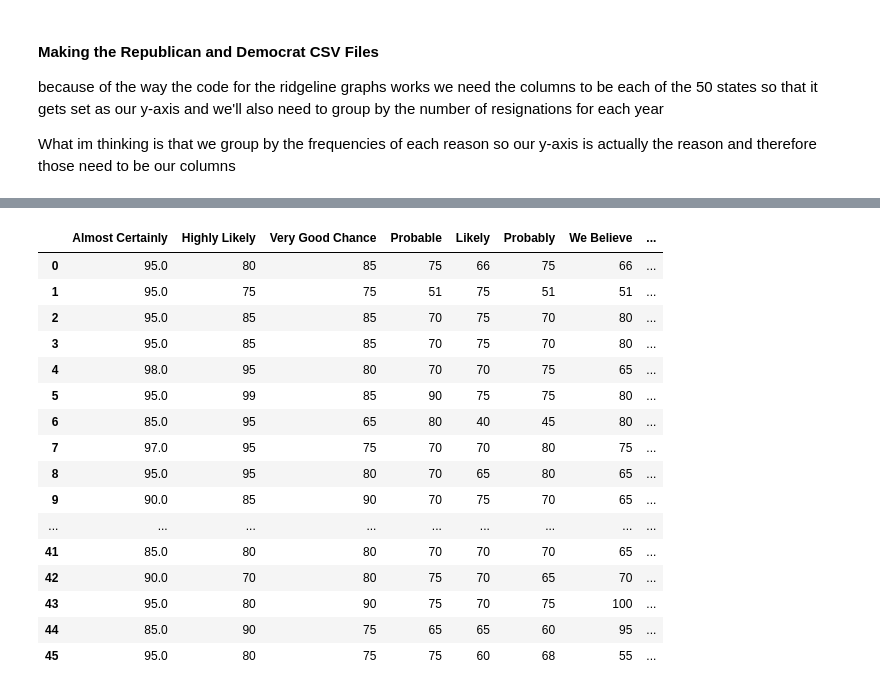
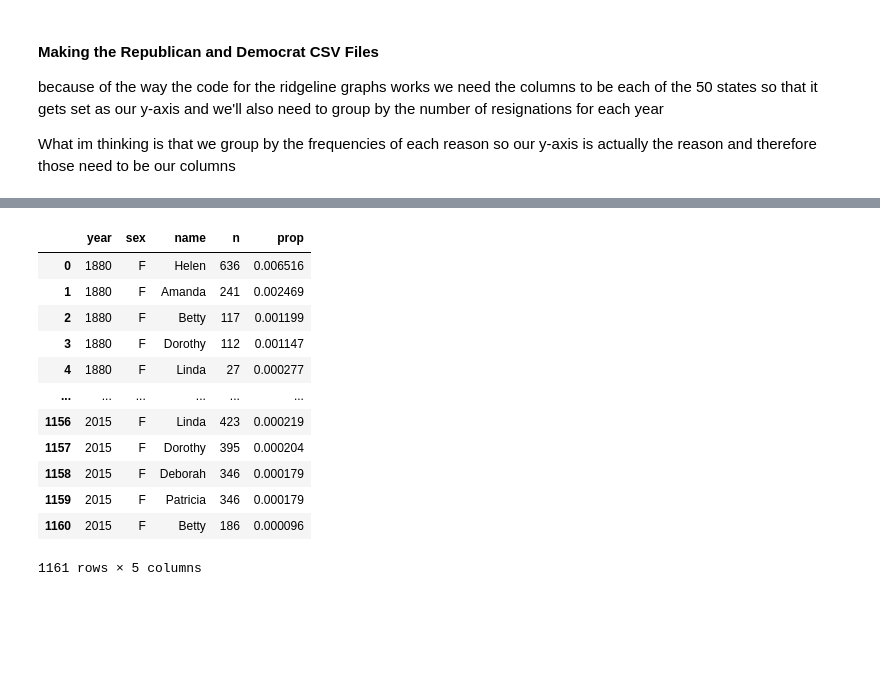
Before and after one commit to iokoroma/dsc106-project3, a Jupyter notebook: resignations.ipynb, the cells around one changed output, grey strips where cells are left out. Cells and saved outputs as stored; diff of their text form; code cells hidden in the pictures; blank space fills up the shorter version.

```diff
--- a/resignations.ipynb
+++ b/resignations.ipynb
@@ -194,22 +261,18 @@ republican = republican.groupby('Category').count()[['Member']]
 republican
 republican.to_csv('/Users/suhanisharma/Desktop/dsc106-project3/CLEANED_CSVs/republican.csv')
 # %%
-pd.read_csv('https://raw.githubusercontent.com/zonination/perceptions/master/probly.csv')
+pd.read_csv('https://raw.githubusercontent.com/holtzy/data_to_viz/master/Example_dataset/5_OneCatSevNumOrdered.csv')
 # %% [output]
-|  | Almost Certainly | Highly Likely | Very Good Chance | Probable | Likely | Probably | We Believe | ... |
-| 0 | 95.0 | 80 | 85 | 75 | 66 | 75 | 66 | ... |
-| 1 | 95.0 | 75 | 75 | 51 | 75 | 51 | 51 | ... |
-| 2 | 95.0 | 85 | 85 | 70 | 75 | 70 | 80 | ... |
-| 3 | 95.0 | 85 | 85 | 70 | 75 | 70 | 80 | ... |
-| 4 | 98.0 | 95 | 80 | 70 | 70 | 75 | 65 | ... |
-| 5 | 95.0 | 99 | 85 | 90 | 75 | 75 | 80 | ... |
-| 6 | 85.0 | 95 | 65 | 80 | 40 | 45 | 80 | ... |
-| 7 | 97.0 | 95 | 75 | 70 | 70 | 80 | 75 | ... |
-| 8 | 95.0 | 95 | 80 | 70 | 65 | 80 | 65 | ... |
-| 9 | 90.0 | 85 | 90 | 70 | 75 | 70 | 65 | ... |
-| ... | ... | ... | ... | ... | ... | ... | ... | ... |
-| 41 | 85.0 | 80 | 80 | 70 | 70 | 70 | 65 | ... |
-| 42 | 90.0 | 70 | 80 | 75 | 70 | 65 | 70 | ... |
-| 43 | 95.0 | 80 | 90 | 75 | 70 | 75 | 100 | ... |
-| 44 | 85.0 | 90 | 75 | 65 | 65 | 60 | 95 | ... |
-| 45 | 95.0 | 80 | 75 | 75 | 60 | 68 | 55 | ... |
+|  | year | sex | name | n | prop |
+| 0 | 1880 | F | Helen | 636 | 0.006516 |
+| 1 | 1880 | F | Amanda | 241 | 0.002469 |
+| 2 | 1880 | F | Betty | 117 | 0.001199 |
+| 3 | 1880 | F | Dorothy | 112 | 0.001147 |
+| 4 | 1880 | F | Linda | 27 | 0.000277 |
+| ... | ... | ... | ... | ... | ... |
+| 1156 | 2015 | F | Linda | 423 | 0.000219 |
+| 1157 | 2015 | F | Dorothy | 395 | 0.000204 |
+| 1158 | 2015 | F | Deborah | 346 | 0.000179 |
+| 1159 | 2015 | F | Patricia | 346 | 0.000179 |
+| 1160 | 2015 | F | Betty | 186 | 0.000096 |
+1161 rows × 5 columns
```
Also changed, not shown: parts of 8 cells of this notebook, 7 other files.
